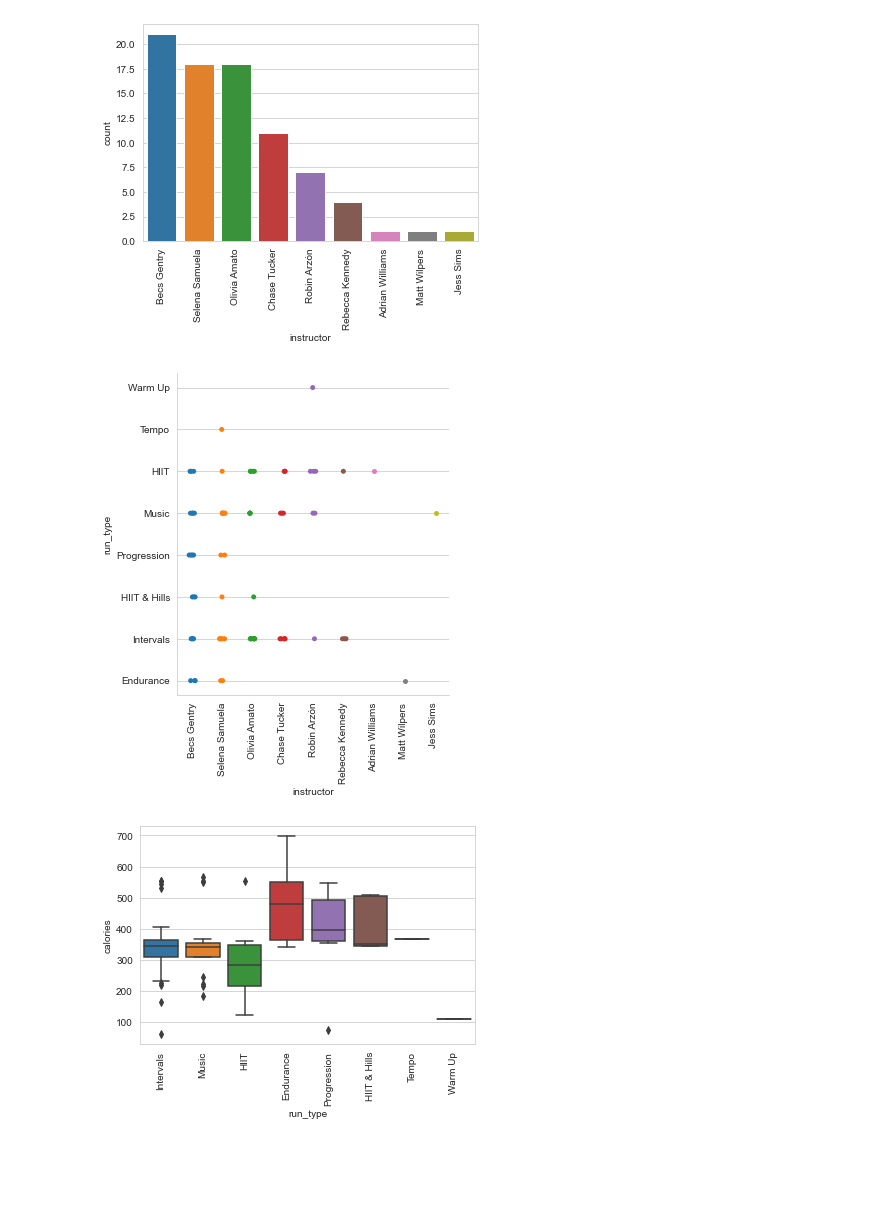
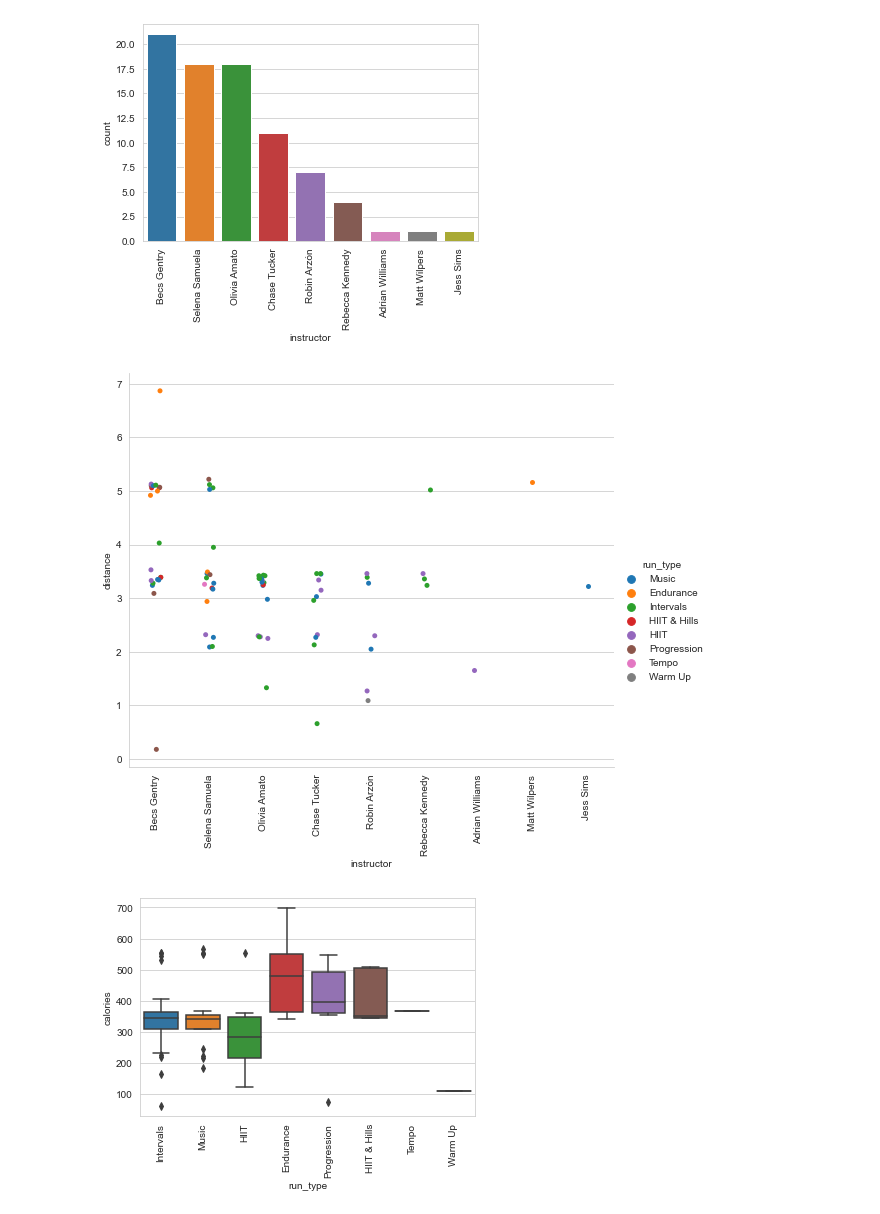
Before and after one commit to sejaldua/pelo-wolfpack, a Jupyter notebook: playground.ipynb, the cells around one changed output. Cells and saved outputs as stored; diff of their text form; code cells hidden in the pictures; blank space fills up the shorter version.

Commit message:
update graphs

```diff
--- a/playground.ipynb
+++ b/playground.ipynb
@@ -112,12 +112,12 @@ plt.show()
 # %% [output]
 [figure]
 # %%
-ax = sns.catplot(data=data_2021, x='instructor', y='run_type',
-                   order=data_2021['instructor'].value_counts().index);
+ax = sns.catplot(data=data_2021, x='instructor', y='distance', hue='run_type',
+                   order=data_2021['instructor'].value_counts().index, height=6, aspect=1.2);
 plt.xticks(rotation=90);
 plt.show()
 # %% [output]
-[figure, old version]
+[figure, new version]
 # %%
 ax = sns.boxplot(data=data_2021, x='run_type', y='calories',
                    order=data_2021['run_type'].value_counts().index);
```
Also changed, not shown: parts of 7 cells of this notebook.
